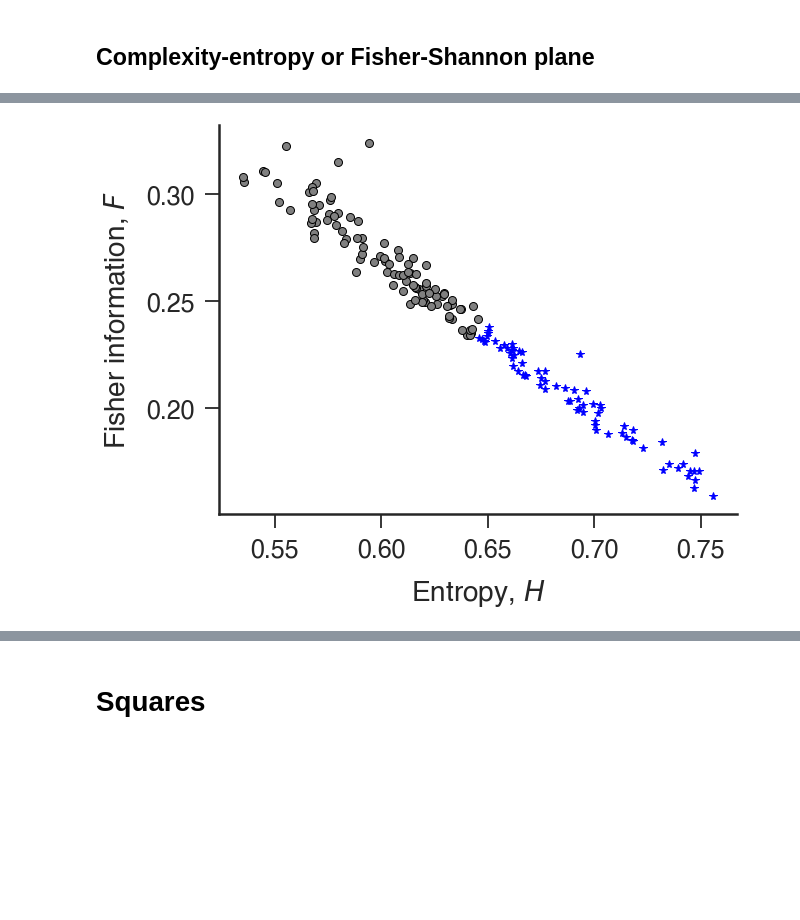
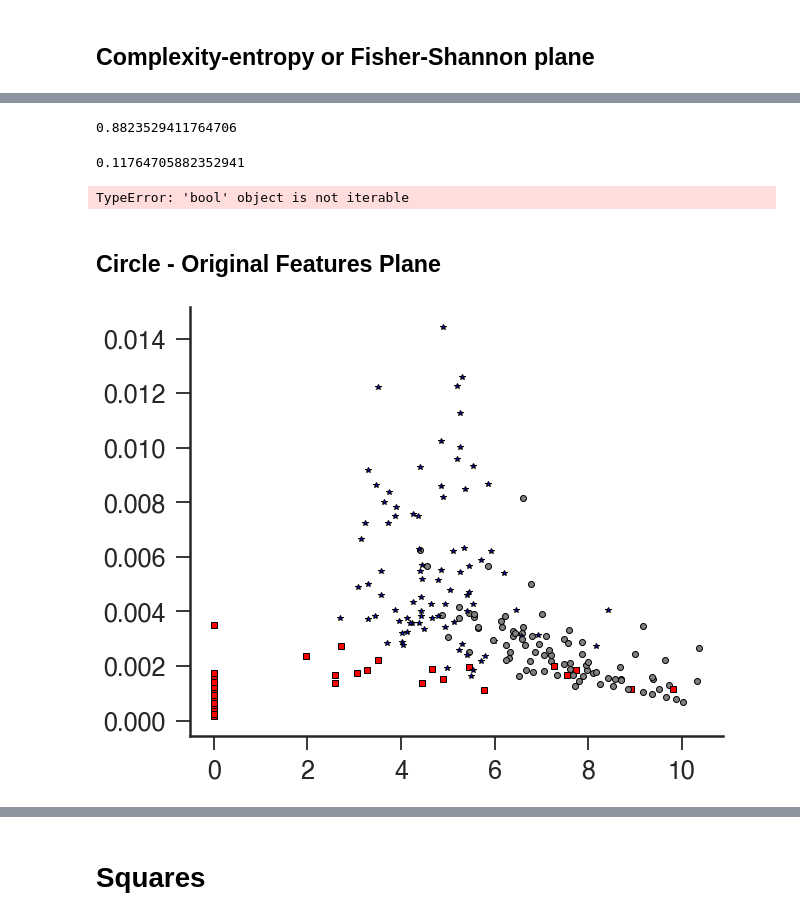
Before and after one commit to arthurpessa/falling-paper-ordpy, a Jupyter notebook: falling-paper-ordpy.ipynb, the cells around one changed output, grey strips where cells are left out. Cells and saved outputs as stored; diff of their text form; code cells hidden in the pictures; blank space fills up the shorter version.

```diff
--- a/falling-paper-ordpy.ipynb
+++ b/falling-paper-ordpy.ipynb
@@ -761,12 +762,12 @@ def original_features(trajectories, area_cam1, area_cam2):
 shape_ = 'Circle'
 
 #loading cleaned trajectories and some features.
-circle_trajectories, circle_cam1, circle_cam2, circle_radius, circle_conditions, _ = trajectory_cleaning(shape_)
+circle_trajectories, circle_cam1, circle_cam2, circle_radii, circle_conditions, _ = trajectory_cleaning(shape_)
 circle_dx, circle_dy, circle_dz, circle_pathlen, circle_time, circle_w, circle_vz  = original_features(circle_trajectories, circle_cam1, circle_cam2)
 # %%
 #Classifications
-disk_human_class = scipy.io.loadmat('classification/humanClassification{}.mat'.format('Circle'))['behaviourHuman'][0]
-disk_feat_class  = scipy.io.loadmat('classification/data{}Classified.mat'.format('Circle'))['behaviourAuto'].flatten()
+circle_human_class = scipy.io.loadmat('classification/humanClassification{}.mat'.format('Circle'))['behaviourHuman'][0]
+circle_feat_class  = scipy.io.loadmat('classification/data{}Classified.mat'.format('Circle'))['behaviourAuto'].flatten()
 
 #Mapping from integer to behavior class
 # 1 - Tumbling
@@ -854,15 +1003,35 @@ Y_pred       = KMeans(n_clusters=2, random_state=42).fit(disk_plane).labels_
+# %%
+pe3d_pred_copy_plus_1 = pe3d_pred.copy()+1
+
+sum(pe3d_human_chaos_tumb==pe3d_pred_copy_plus_1)/len(pe3d_pred_copy_plus_1)
+# %% [output]
+0.8823529411764706
+# %%
+pe3d_pred_copy = np.where(pe3d_pred==0, 2, pe3d_pred)
+
+sum(pe3d_human_chaos_tumb==pe3d_pred_copy)/len(pe3d_pred_copy)
+# %% [output]
+0.11764705882352941
+# %%
+# Agreement between the human and the permutation entropy classification
+circle_pred = np.where(circle_pred==0, 2, circle_pred)
+
+sum(circle_pred==circle_human_chaos_tumb)/len(circle_pred)
+# %% [output]
+TypeError: 'bool' object is not iterable
+# %% [markdown]
+## Circle - Original Features Plane
 # %%
 f, ax = plt.subplots()
 
-for (h_, c_), class_ in zip(disk_plane, Y_pred):
-    if class_==0:
-        ax.plot(h_, c_, '.', marker='o', markersize=8, markeredgecolor='black', color='grey', zorder=0)
+for osc, vz, class_ in zip(circle_w, circle_vz, circle_human_class):
+    if class_==1:
+        ax.plot(osc, vz, 'o', markeredgecolor='black', color='grey')
+    elif class_==2:
+        ax.plot(osc, vz, '*', markeredgecolor='black', color='blue')
     else:
-        ax.plot(h_,c_,  '.', marker='*', markersize=8, color='blue')
-
-ax.set_ylabel('Fisher information, $F$')
-ax.set_xlabel('Entropy, $H$')
+        ax.plot(osc, vz, 's', markeredgecolor='black', color='red')
 
 f.tight_layout()
 # %% [output]
-[figure, old version]
+[figure, new version]
```
Also changed, not shown: parts of 86 cells of this notebook.
